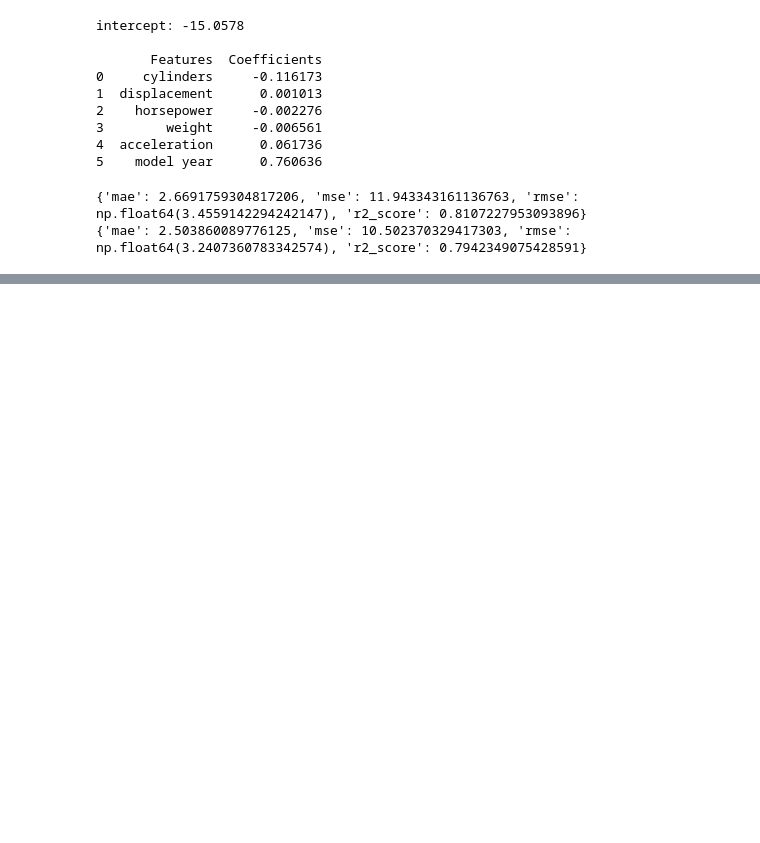
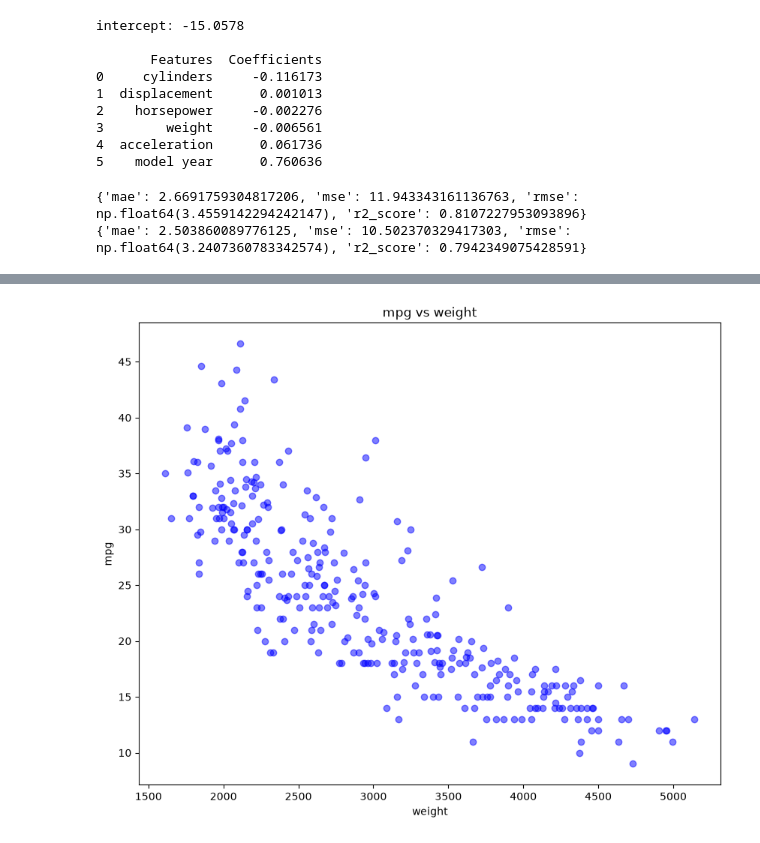
Before and after one commit to Hillaaaa/multiple-linear-regression, a Jupyter notebook: notebooks/03_explore_auto_mpg.ipynb, the cells around one changed output, grey strips where cells are left out. Saved outputs shown, nothing was run; the diff lists cells and outputs as text; code cells hidden in the pictures; blank space fills up the shorter version.

```diff
--- a/notebooks/03_explore_auto_mpg.ipynb
+++ b/notebooks/03_explore_auto_mpg.ipynb
@@ -293,0 +356,9 @@ print(test_scores)
+# %%
+plt.figure(figsize=(10,8))
+plt.scatter(train_df['weight'], train_df["mpg"], color="blue", alpha=0.5)
+plt.xlabel("weight")
+plt.ylabel("mpg")
+plt.title("mpg vs weight")
+plt.show()
+# %% [output]
+[figure, added]
```
Also changed, not shown: parts of 7 cells of this notebook.
